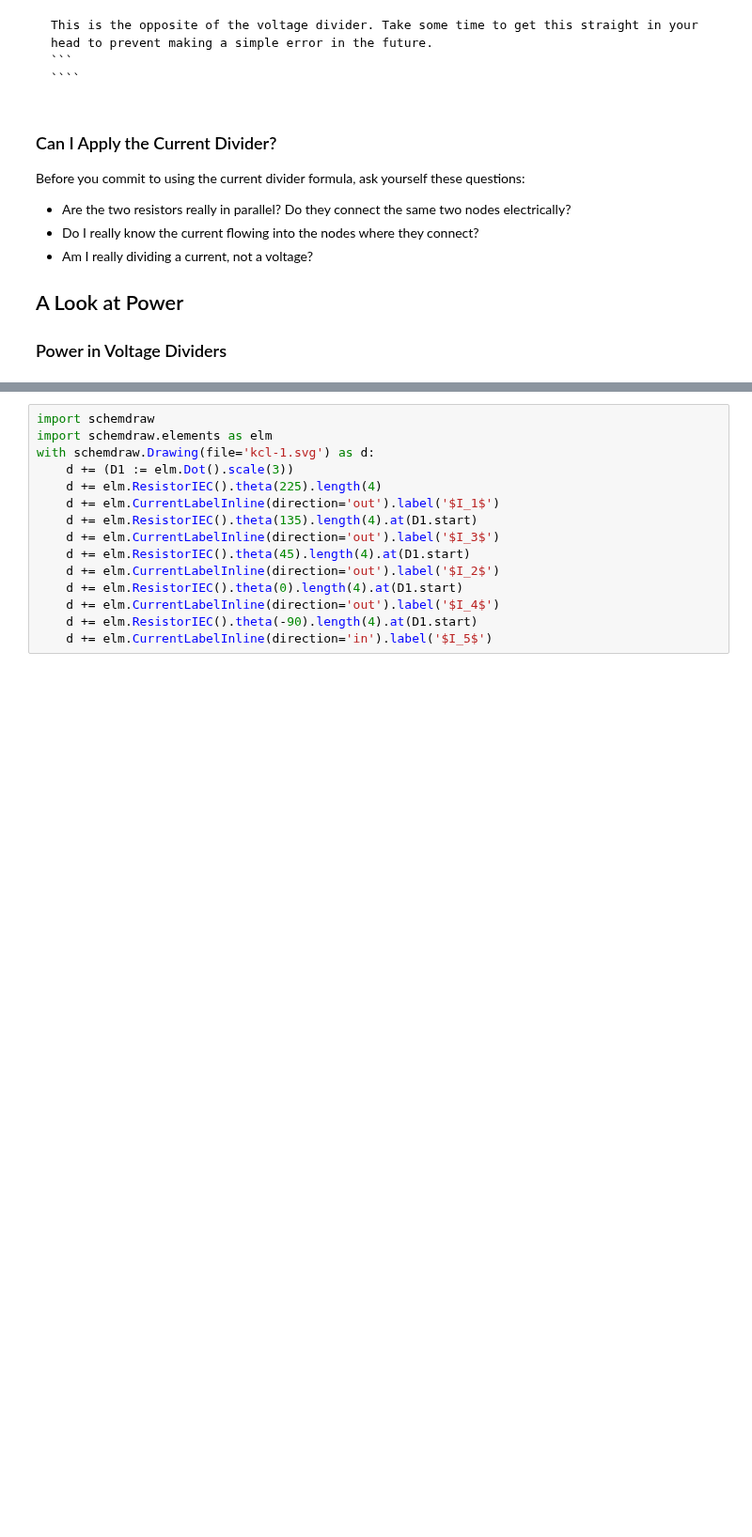
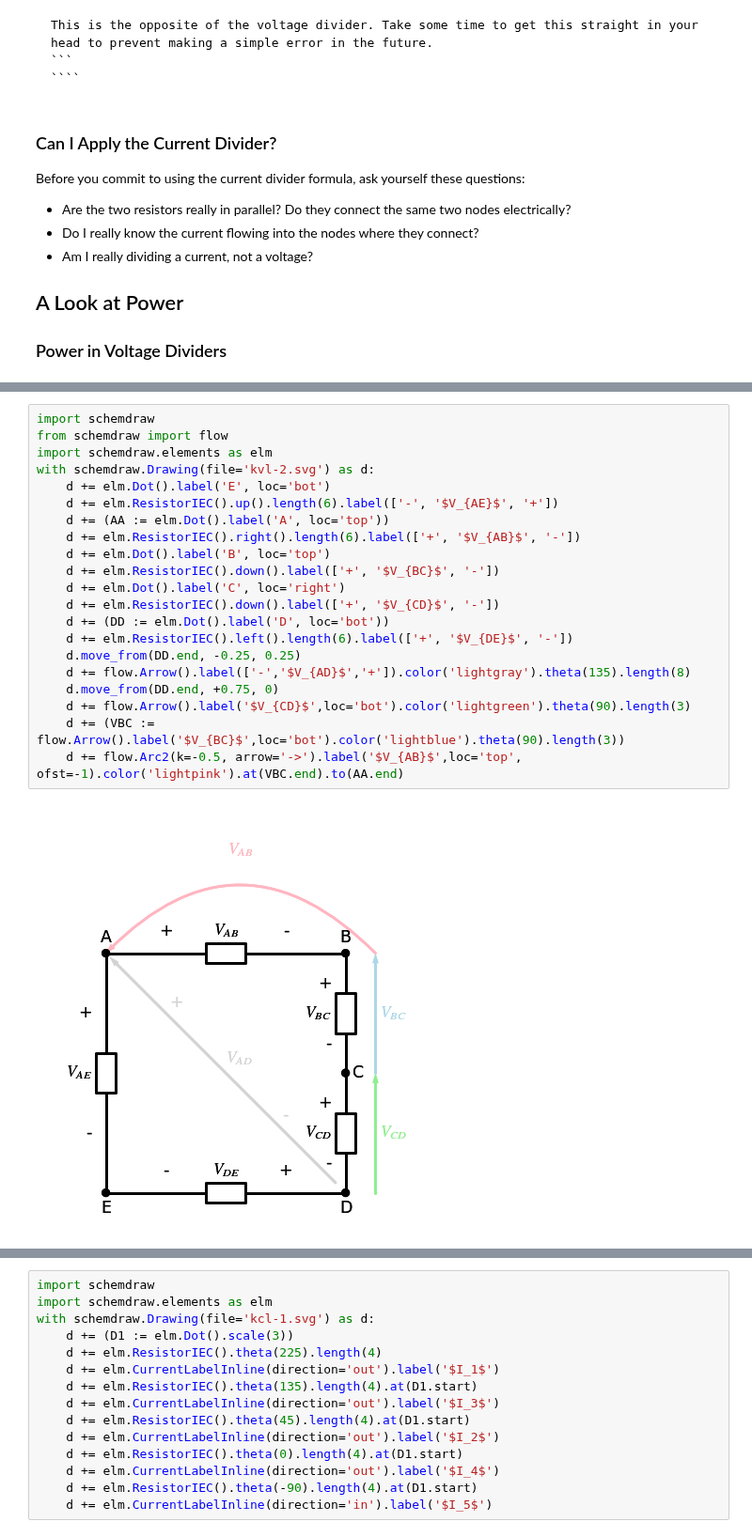
Before and after one commit to Circuit-Analysis/circuit-analysis.github.io, a Jupyter notebook: _sources/chapter-4.ipynb, the cells around one changed output, grey strips where cells are left out. Shown at 94% size. Cells and saved outputs as stored; diff of their text form; blank space fills up the shorter version.

```diff
--- a/_sources/chapter-4.ipynb
+++ b/_sources/chapter-4.ipynb
@@ -278,0 +428,23 @@ $$V_{AD}=V_{AB}+V_{BC}+V_{CD}$$
+# %%
+import schemdraw
+from schemdraw import flow
+import schemdraw.elements as elm
+with schemdraw.Drawing(file='kvl-2.svg') as d:
+    d += elm.Dot().label('E', loc='bot')
+    d += elm.ResistorIEC().up().length(6).label(['-', '$V_{AE}$', '+'])
+    d += (AA := elm.Dot().label('A', loc='top'))
+    d += elm.ResistorIEC().right().length(6).label(['+', '$V_{AB}$', '-'])
+    d += elm.Dot().label('B', loc='top')
+    d += elm.ResistorIEC().down().label(['+', '$V_{BC}$', '-'])
+    d += elm.Dot().label('C', loc='right')
+    d += elm.ResistorIEC().down().label(['+', '$V_{CD}$', '-'])
+    d += (DD := elm.Dot().label('D', loc='bot'))
+    d += elm.ResistorIEC().left().length(6).label(['+', '$V_{DE}$', '-'])
+    d.move_from(DD.end, -0.25, 0.25)
+    d += flow.Arrow().label(['-','$V_{AD}$','+']).color('lightgray').theta(135).length(8)
+    d.move_from(DD.end, +0.75, 0)
+    d += flow.Arrow().label('$V_{CD}$',loc='bot').color('lightgreen').theta(90).length(3)
+    d += (VBC := flow.Arrow().label('$V_{BC}$',loc='bot').color('lightblue').theta(90).length(3))
+    d += flow.Arc2(k=-0.5, arrow='->').label('$V_{AB}$',loc='top', ofst=-1).color('lightpink').at(VBC.end).to(AA.end)
+# %% [output]
+[figure, added]
```
Also changed, not shown: parts of 9 cells of this notebook, 14 other files.
